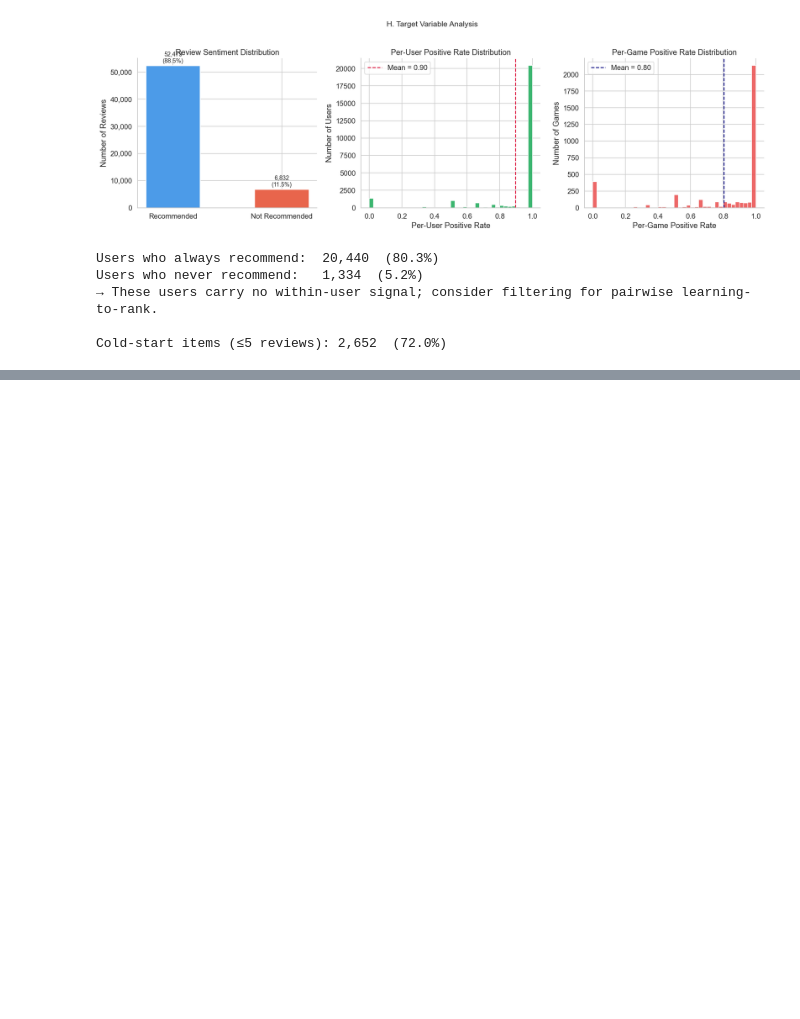
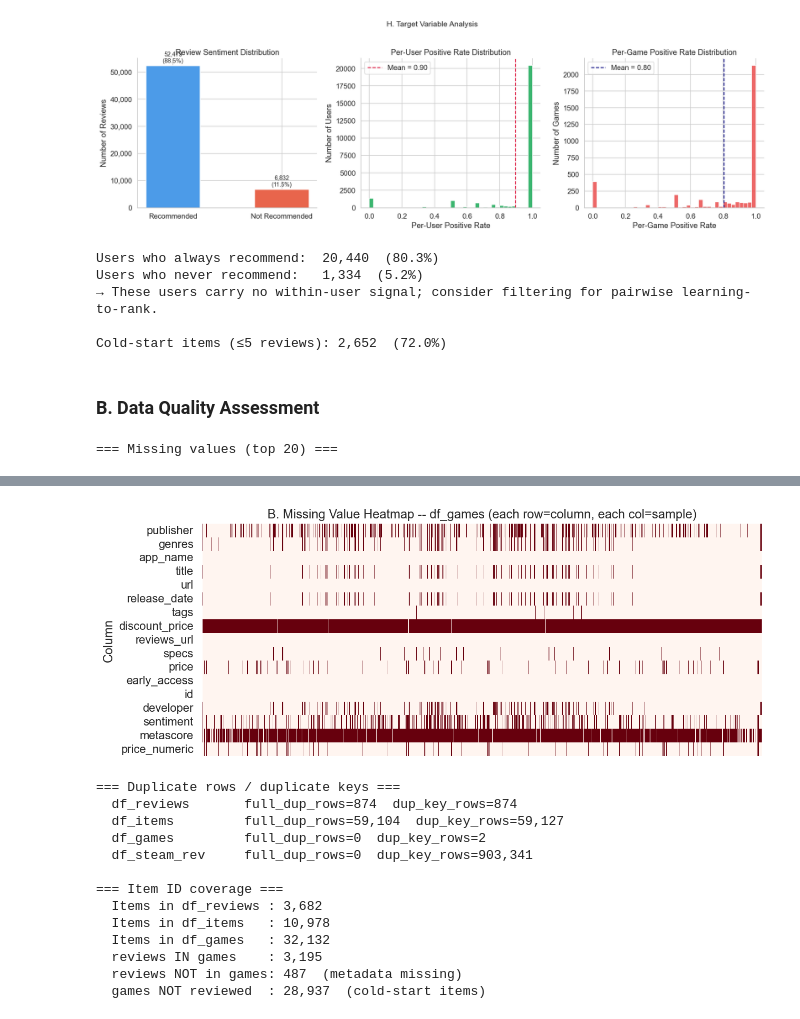
Before and after one commit to Patreax/ISA_movielens_recsys, a Jupyter notebook: notebooks/02_steam_recsys.ipynb, the cells around one changed output, grey strips where cells are left out. Saved outputs shown, nothing was run; the diff lists cells and outputs as text; code cells hidden in the pictures; blank space fills up the shorter version.

```diff
--- a/notebooks/02_steam_recsys.ipynb
+++ b/notebooks/02_steam_recsys.ipynb
@@ -687,3 +742,69 @@ Users who never recommend:   1,334  (5.2%)
 → These users carry no within-user signal; consider filtering for pairwise learning-to-rank.
 
 Cold-start items (≤5 reviews): 2,652  (72.0%)
+# %% [markdown]
+### B. Data Quality Assessment
+# %%
+# -- B. Data Quality Assessment -----------------------------------------------
+
+# B1. Missing value summary
+missing_rows = []
+for name, df in DATASETS.items():
+    for col in df.columns:
+        pct = df[col].isnull().mean() * 100
+        if pct > 0:
+            missing_rows.append({"dataset": name, "column": col,
+                                  "null_count": int(df[col].isnull().sum()),
+                                  "null_pct": round(pct, 2)})
+miss_df = pd.DataFrame(missing_rows).sort_values("null_pct", ascending=False)
+print("=== Missing values (top 20) ===")
+display(miss_df.head(20))
+
+# B2. Missing value heatmap (df_games -- most nulls)
+fig, ax = plt.subplots(figsize=(10, 4))
+sns.heatmap(df_games.isnull().astype(int).T, cbar=False, cmap="Reds",
+            ax=ax, xticklabels=False, linewidths=0)
+ax.set_title("B. Missing Value Heatmap -- df_games (each row=column, each col=sample)")
+ax.set_ylabel("Column")
+plt.tight_layout()
+plt.show()
+
+# B3. Duplicate detection
+print("=== Duplicate rows / duplicate keys ===")
+def safe_dup_count(df):
+    """Count duplicate rows using only hashable (non-list/array) columns."""
+    import numpy as np
+    hashable_cols = []
+    for col in df.columns:
+        try:
+            sample = df[col].dropna().iloc[0] if df[col].notna().any() else None
+            if sample is None or isinstance(sample, (list, np.ndarray)):
+                continue
+            hashable_cols.append(col)
+        except Exception:
+            continue
+    return df.duplicated(subset=hashable_cols).sum() if hashable_cols else 0
+
+for name, df, keys in [
+    ("df_reviews",   df_reviews,   ["user_id", "item_id"]),
+    ("df_items",     df_items,     ["user_id", "item_id"]),
+    ("df_games",     df_games,     ["id"]),
+    ("df_steam_rev", df_steam_rev, ["username", "product_id"]),
+]:
+    dup_rows = safe_dup_count(df)
+    dup_keys = df.duplicated(subset=keys).sum()
+    print(f"  {name:<16} full_dup_rows={dup_rows:,}  dup_key_rows={dup_keys:,}")
+
+# B4. Schema consistency: item coverage across files
+ids_rev  = set(df_reviews["item_id"].dropna().unique())
+ids_itm  = set(df_items["item_id"].dropna().unique())
+ids_game = set(df_games["id"].dropna().astype(str).unique())
+print(f"\n=== Item ID coverage ===")
+print(f"  Items in df_reviews : {len(ids_rev):,}")
+print(f"  Items in df_items   : {len(ids_itm):,}")
+print(f"  Items in df_games   : {len(ids_game):,}")
+print(f"  reviews IN games    : {len(ids_rev & ids_game):,}")
+print(f"  reviews NOT in games: {len(ids_rev - ids_game):,}  (metadata missing)")
+print(f"  games NOT reviewed  : {len(ids_game - ids_rev):,}  (cold-start items)")
+# %% [output]
+=== Missing values (top 20) ===
@@ -689,0 +828,14 @@ Cold-start items (≤5 reviews): 2,652  (72.0%)
+[figure, added]
+=== Duplicate rows / duplicate keys ===
+  df_reviews       full_dup_rows=874  dup_key_rows=874
+  df_items         full_dup_rows=59,104  dup_key_rows=59,127
+  df_games         full_dup_rows=0  dup_key_rows=2
+  df_steam_rev     full_dup_rows=0  dup_key_rows=903,341
+
+=== Item ID coverage ===
+  Items in df_reviews : 3,682
+  Items in df_items   : 10,978
+  Items in df_games   : 32,132
+  reviews IN games    : 3,195
+  reviews NOT in games: 487  (metadata missing)
+  games NOT reviewed  : 28,937  (cold-start items)
```
Also changed, not shown: parts of 29 cells of this notebook, 7 other files.
